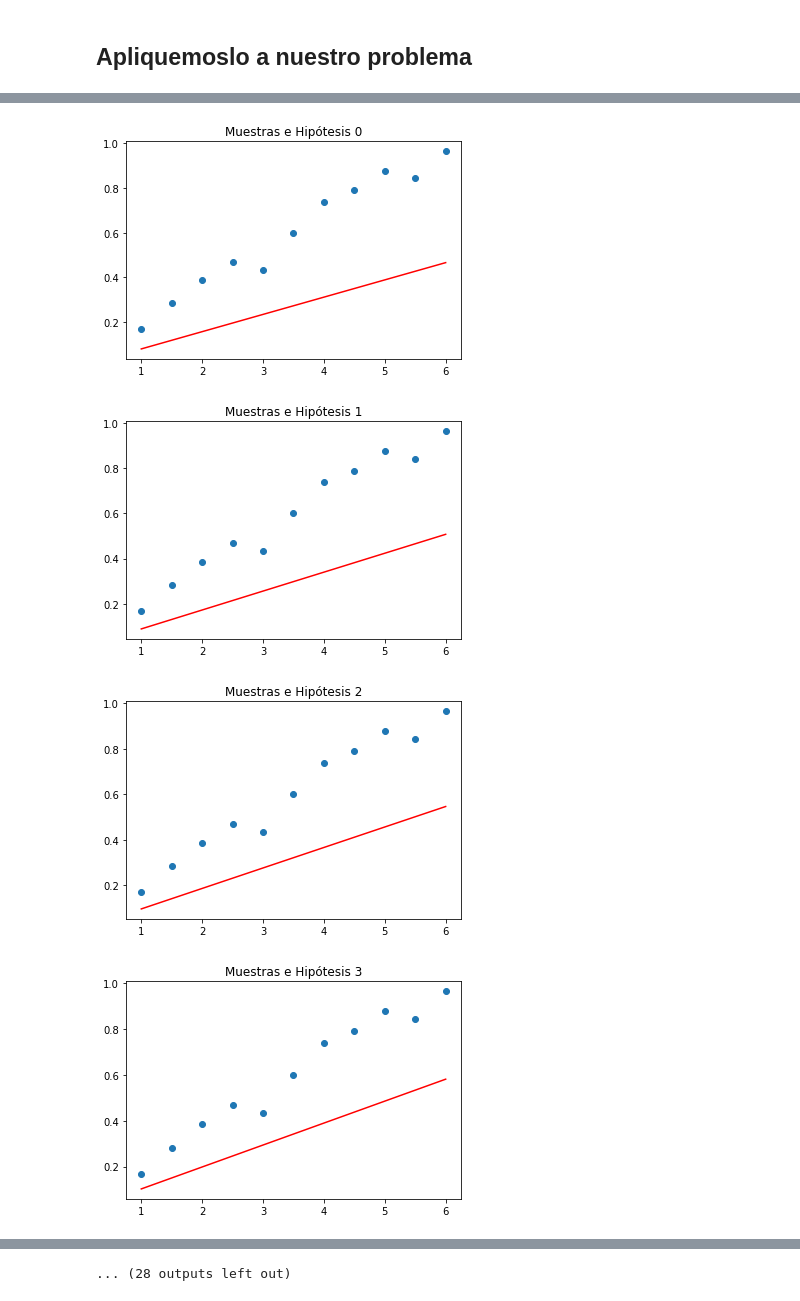
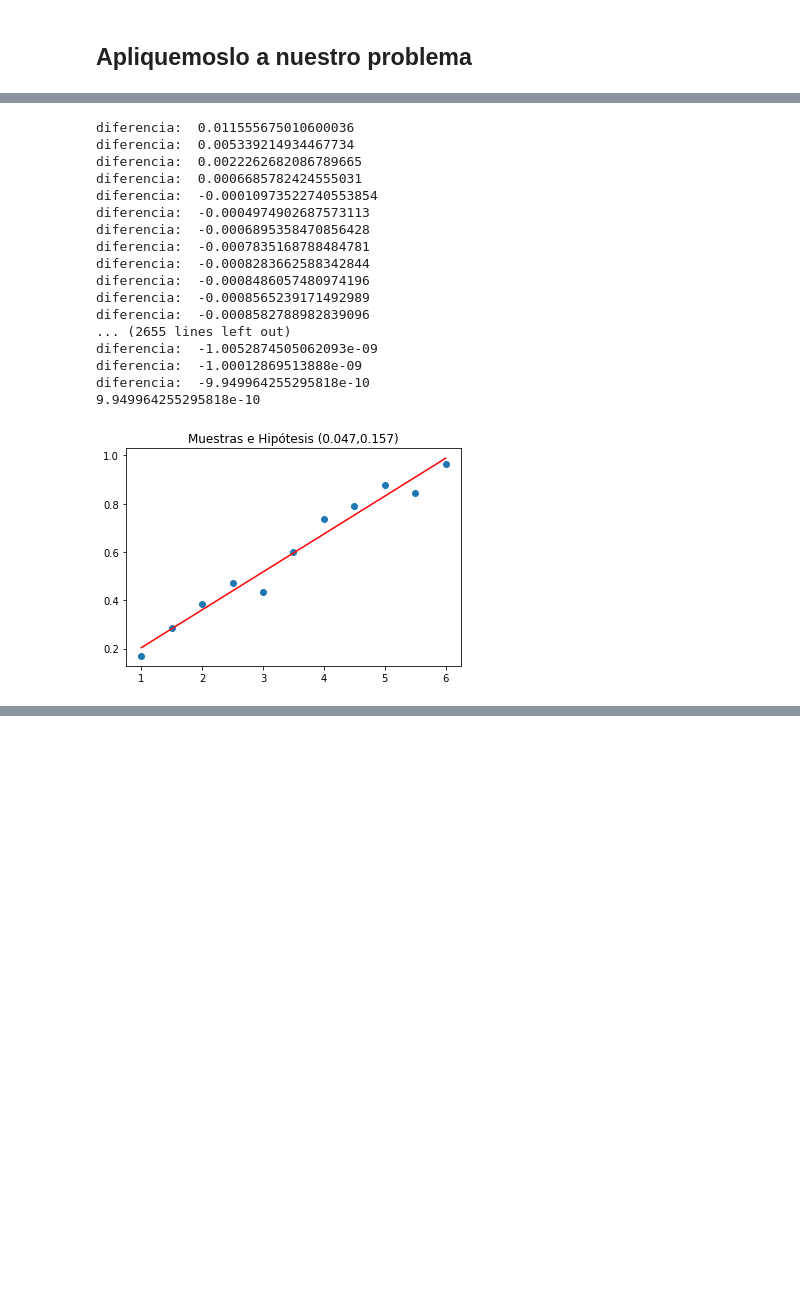
Before and after one commit to Nianrilo/ClaseMachineLearning, a Jupyter notebook: DescensoGradiente.ipynb, the cells around one changed output, grey strips where cells are left out. Cells and saved outputs as stored; diff of their text form; code cells hidden in the pictures; blank space fills up the shorter version.

```diff
--- a/DescensoGradiente.ipynb
+++ b/DescensoGradiente.ipynb
@@ -69,15 +67,44 @@ plt.show()
 # %%
 ## Iteraciones
+theta0 = 0.2
+theta1 = 0.01
+iter = 10000
+alpha = (0.05/10)/10*2*2*2*2*2*2
+J = list()
+J.append(funcCosto(hipotesis(theta0,theta1,x),y))
 for i in range(iter):
   # Para cada iteración calcular los nuevos parámetros de la hipótesis
-  (theta0,theta1) = pasoDescensoGradiente(theta0,theta1,x,y,alpha)
-  plt.scatter(x,y)
-  plt.plot(x,hipotesis(theta0,theta1,x),'r-')
-  plt.title("Muestras e Hipótesis %d"%(i))
-  plt.show()
-  time.sleep(0.5)
+
+  (theta0n,theta1n) = pasoDescensoGradiente(theta0,theta1,x,y,alpha)
+  print("diferencia: ",theta0n-theta0)
+  J.append(funcCosto(hipotesis(theta0,theta1,x),y))
+  if (np.abs(theta0n-theta0))<0.000000001:
+    print(np.abs(theta0n-theta0))
+    break
+  theta0 = theta0n
+  theta1 = theta1n
+
+plt.scatter(x,y)
+plt.plot(x,hipotesis(theta0,theta1,x),'r-')
+plt.title("Muestras e Hipótesis (%.3f,%.3f)"%(theta0,theta1))
+plt.show()
+time.sleep(0.5)
 # %% [output]
+diferencia:  0.011555675010600036
+diferencia:  0.005339214934467734
+diferencia:  0.0022262682086789665
+diferencia:  0.0006685782424555031
+diferencia:  -0.00010973522740553854
+diferencia:  -0.0004974902687573113
+diferencia:  -0.0006895358470856428
+diferencia:  -0.0007835168788484781
+diferencia:  -0.0008283662588342844
+diferencia:  -0.0008486057480974196
+diferencia:  -0.0008565239171492989
+diferencia:  -0.0008582788982839096
+... (2655 lines left out)
+diferencia:  -1.0052874505062093e-09
+diferencia:  -1.00012869513888e-09
+diferencia:  -9.949964255295818e-10
+9.949964255295818e-10
-[figure, old version]
+[figure, new version]
-[figure, removed]
-[figure, removed]
-[figure, removed]
@@ -92 +110,0 @@ for i in range(iter):
-... (28 outputs left out)
```
Also changed, not shown: parts of 5 cells of this notebook.
